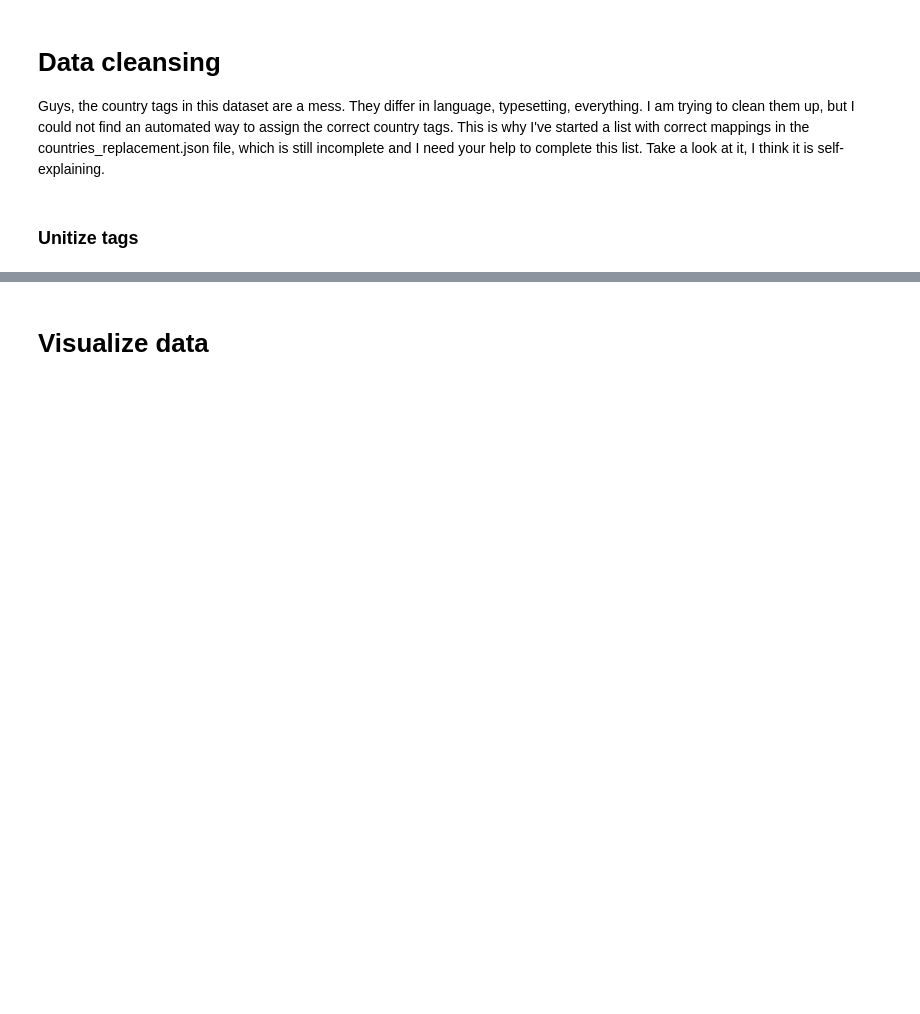
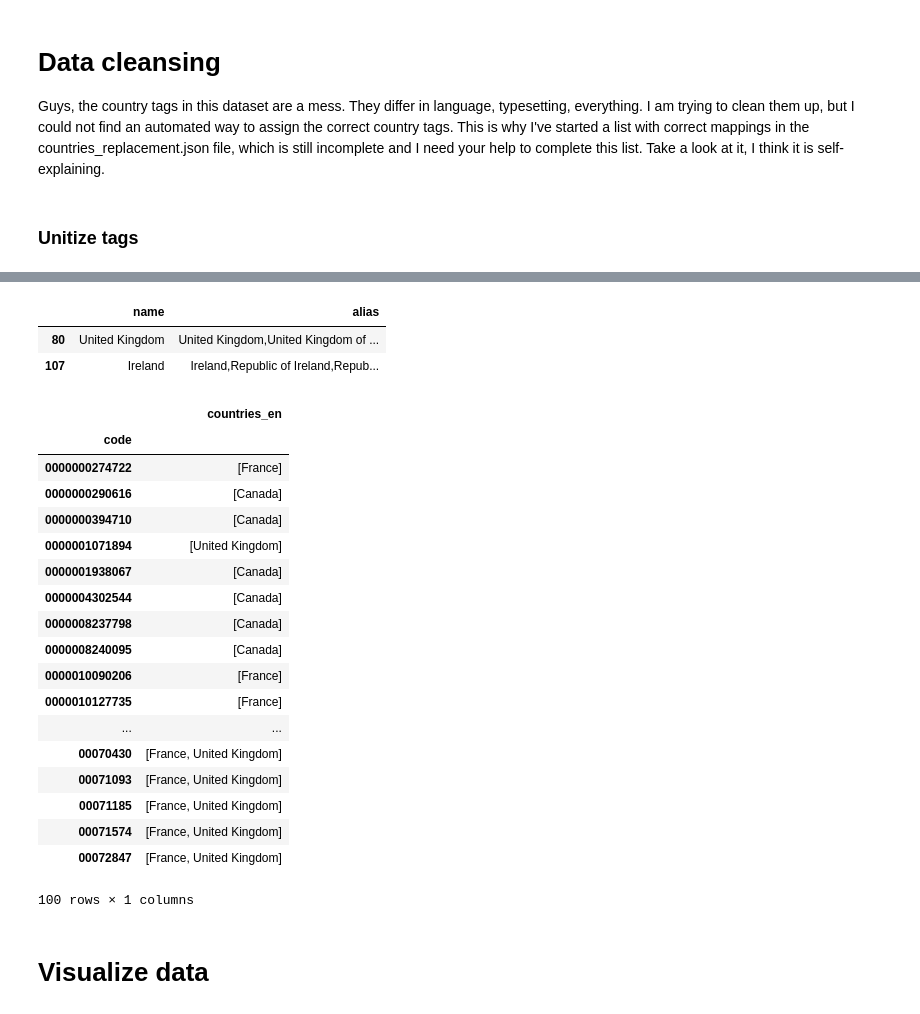
Before and after one commit to RedHotDataProject/Project_ADA, a Jupyter notebook: Open Food Facts - Explore data.ipynb, the cells around one changed output, grey strips where cells are left out. Drawn from its saved outputs; the diff is of its cells as text; code cells hidden in the pictures; blank space fills up the shorter version.

```diff
--- a/Open Food Facts - Explore data.ipynb
+++ b/Open Food Facts - Explore data.ipynb
@@ -98,3 +153,44 @@ food_facts_pd.countries_en = food_facts_pd.countries_en.apply(lambda x: [countri
+# %%
+countries[countries['alias'].str.contains('ireland', case=False)]
+# %% [output]
+|  | name | alias |
+| 80 | United Kingdom | United Kingdom,United Kingdom of ... |
+| 107 | Ireland | Ireland,Republic of Ireland,Repub... |
+# %%
+def country_name_filter(name, countries):
+    country_set = countries[countries['alias'].str.contains(name, case=False)]
+    if(not country_set.empty):
+        if(country_set.shape[0]==1):
+            return country_set.iloc[0,0]
+        else:
+            sub_country_set = country_set[country_set['name'].str.match(name, case=False)]
+            if(not sub_country_set.empty):
+                return sub_country_set.iloc[0,0]
+    else:
+        return name
+# %%
+copydf.countries_en = copydf.countries_en.apply(lambda x: [country_name_filter(z, countries) for z in x])
+copydf
+# %% [output]
+|  | countries_en |
+| code |  |
+| 0000000274722 | [France] |
+| 0000000290616 | [Canada] |
+| 0000000394710 | [Canada] |
+| 0000001071894 | [United Kingdom] |
+| 0000001938067 | [Canada] |
+| 0000004302544 | [Canada] |
+| 0000008237798 | [Canada] |
+| 0000008240095 | [Canada] |
+| 0000010090206 | [France] |
+| 0000010127735 | [France] |
+| ... | ... |
+| 00070430 | [France, United Kingdom] |
+| 00071093 | [France, United Kingdom] |
+| 00071185 | [France, United Kingdom] |
+| 00071574 | [France, United Kingdom] |
+| 00072847 | [France, United Kingdom] |
+100 rows × 1 columns
 # %%
 # Unitze labels
 with open('taxonomies.json', 'r') as json_data:
```
Also changed, not shown: parts of 6 cells of this notebook, 4 other files.
